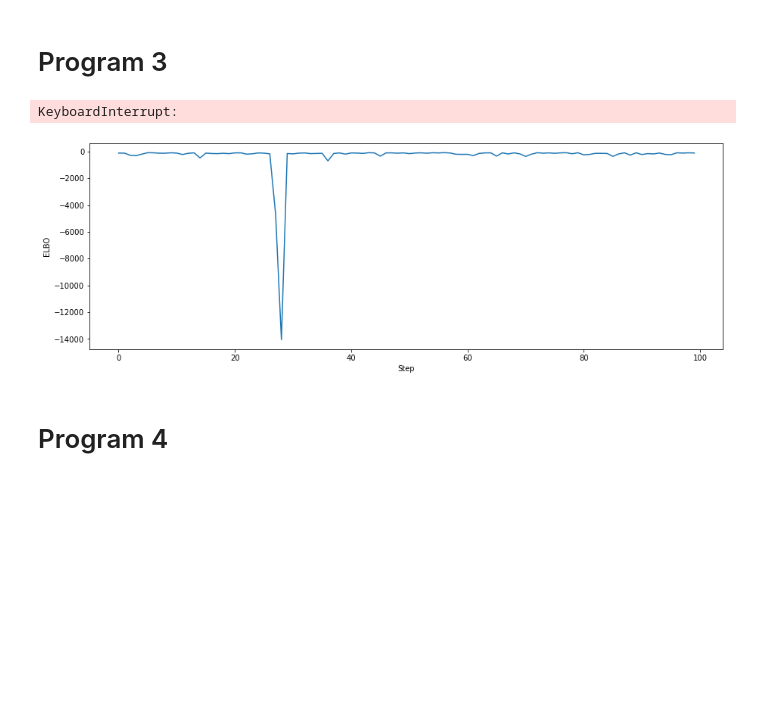
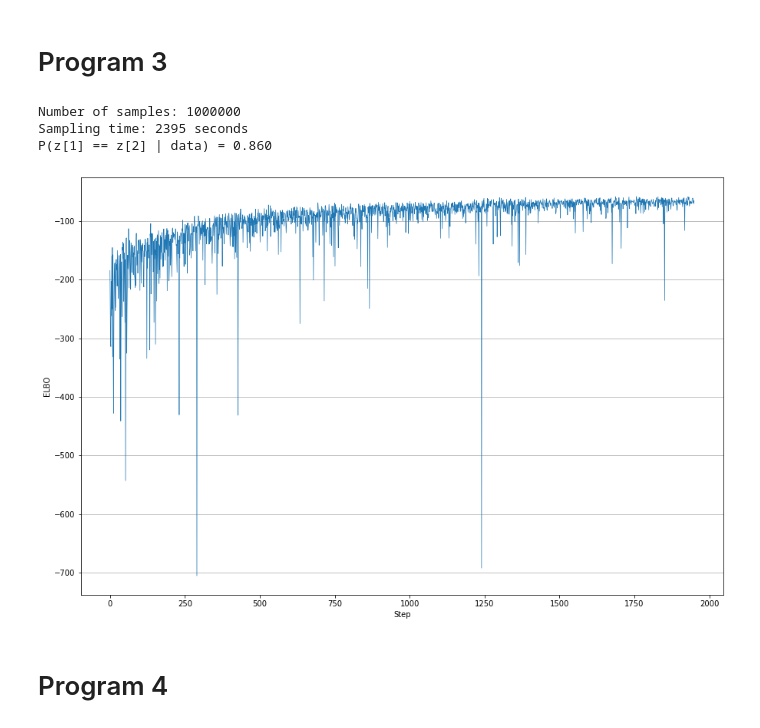
Before and after one commit to KimDinh/CPSC-532W-2021W1, a Jupyter notebook: a4/run_sampler.ipynb, the cells around one changed output. Cells and saved outputs as stored; diff of their text form; code cells hidden in the pictures; blank space fills up the shorter version.

```diff
--- a/a4/run_sampler.ipynb
+++ b/a4/run_sampler.ipynb
@@ -82,9 +82,9 @@ plot_elbos(elbos, "figs/p2_elbos.png")
 # %% [markdown]
 # Program 3
 # %%
-bbvi = BBVI(load_graph(3), lr=1e-2)
-T = 1000
-L = 300
+bbvi = BBVI(load_graph(3), lr=3e-1)
+T = 2000
+L = 500
 
 start = time.time()
 samples, log_weights, elbos = bbvi.sample(T, L)
@@ -97,16 +97,18 @@ print("Number of samples: {}".format(T*L))
 print("Sampling time: {} seconds".format(int(end-start)))
 print("P(z[1] == z[2] | data) = {:.3f}".format(np.average(samples, weights=weights)))
 # %% [output]
-KeyboardInterrupt:
+Number of samples: 1000000
+Sampling time: 2395 seconds
+P(z[1] == z[2] | data) = 0.860
 # %%
-plt.figure(figsize=(15,5))
-plt.plot(np.array(elbos))
-#plt.yscale('symlog')
+plt.figure(figsize=(15,10))
+plt.plot(np.array(elbos[50:]), linewidth=0.7)
+plt.grid(axis='y')
 plt.xlabel("Step")
 plt.ylabel("ELBO")
 plt.savefig("figs/p3_elbos.png")
 # %% [output]
-[figure, old version]
+[figure, new version]
 # %% [markdown]
 # Program 4
 # %%
```
Also changed, not shown: parts of 16 cells of this notebook, 2 other files.
